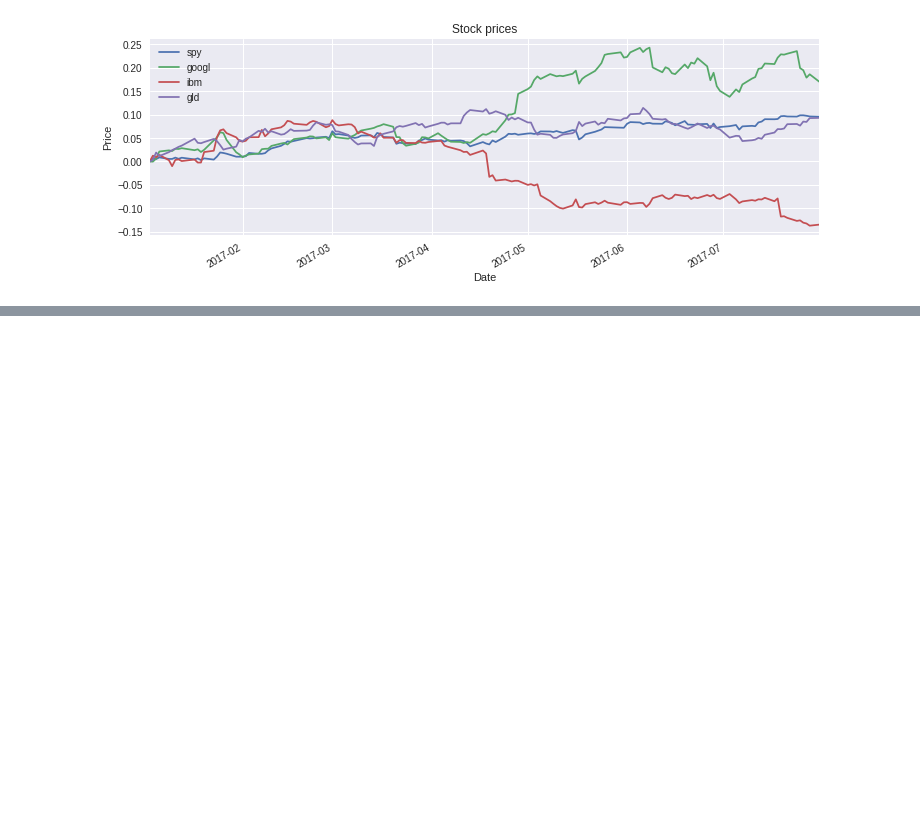
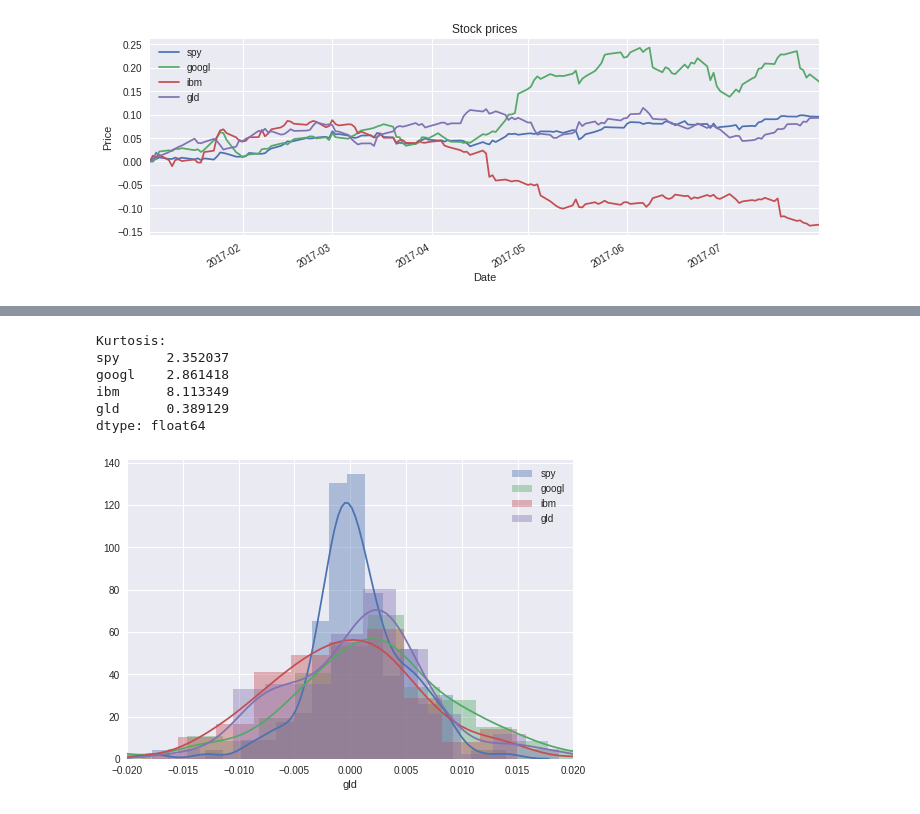
Before and after one commit to angelmtenor/ML4T, a Jupyter notebook: A_Manipulating_Financial_Data.ipynb, the cells around one changed output, grey strips where cells are left out. Drawn from its saved outputs; the diff is of its cells as text; code cells hidden in the pictures; blank space fills up the shorter version.

```diff
--- a/A_Manipulating_Financial_Data.ipynb
+++ b/A_Manipulating_Financial_Data.ipynb
@@ -106,0 +131,15 @@ plot_stock(cumulative_df)
+# %%
+for sym in symbols:
+    sns.distplot(daily_returns[sym], label=sym)
+plt.xlim(-0.02, 0.02)
+plt.legend()
+
+print("Kurtosis: \n{}".format( daily_returns.kurtosis()))
+# %% [output]
+Kurtosis:
+spy      2.352037
+googl    2.861418
+ibm      8.113349
+gld      0.389129
+dtype: float64
+[figure, added]
```
Also changed, not shown: parts of 4 cells of this notebook.
